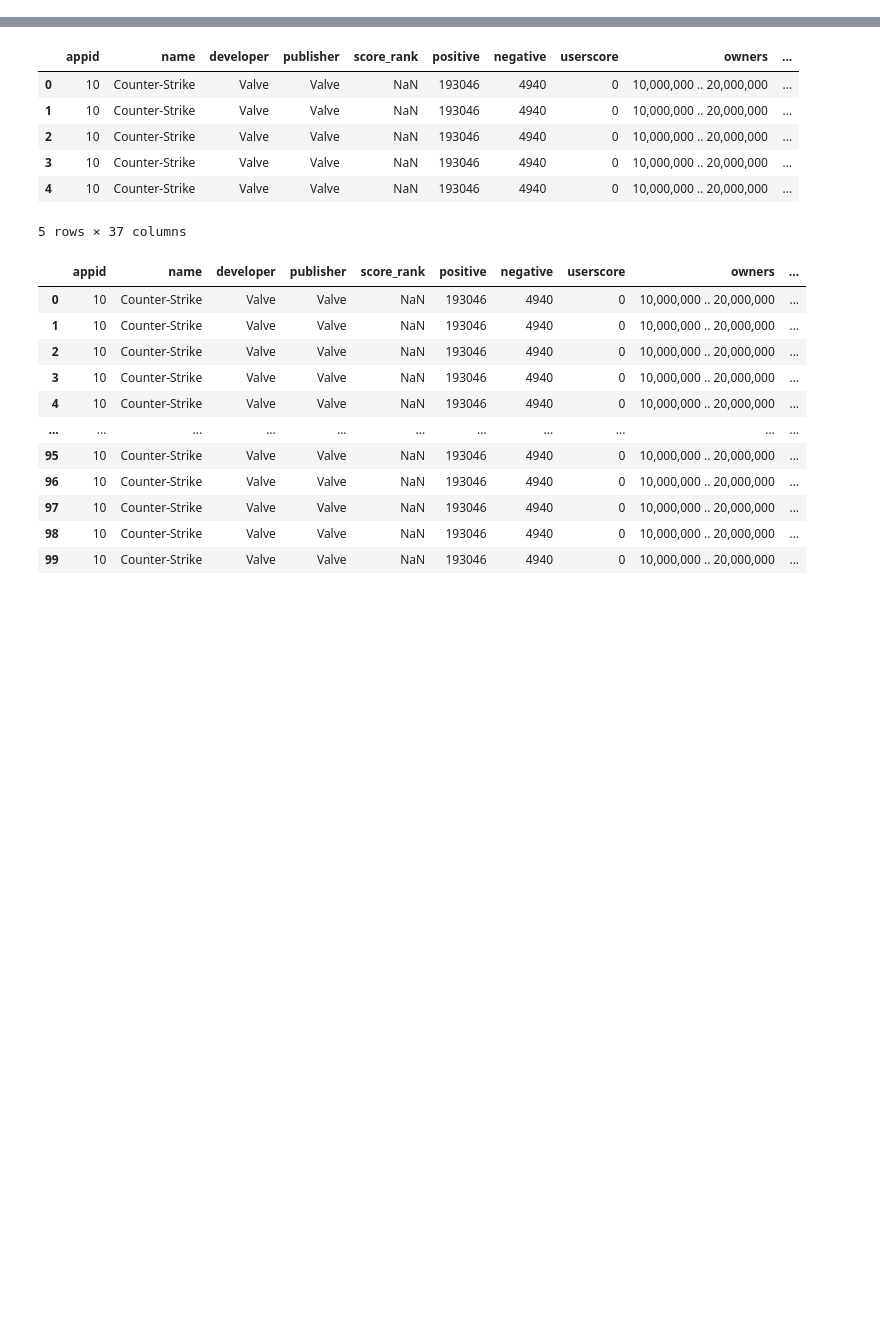
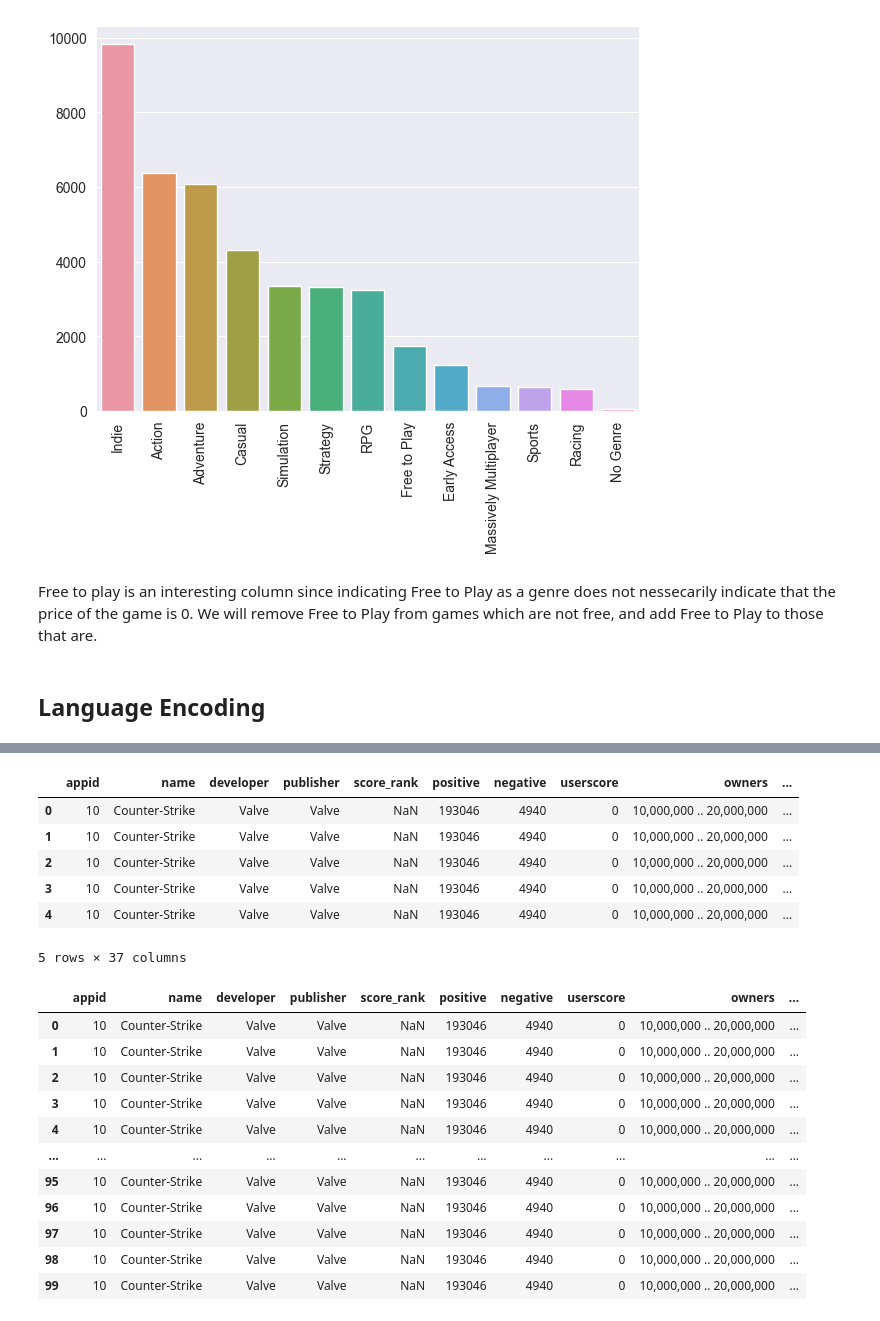
Before and after one commit to Mattcalcaterra/steamMarketPrediction, a Jupyter notebook: Final Project.ipynb, the cells around one changed output, grey strips where cells are left out. Drawn from its saved outputs; the diff is of its cells as text; code cells hidden in the pictures; blank space fills up the shorter version.

```diff
--- a/Final Project.ipynb
+++ b/Final Project.ipynb
@@ -26,0 +240,15 @@ merged_df = pd.merge(games_df, reviews_df, on='appid')
+# %%
+# Select appid , name, and genre columns
+genre_df = games_df[
+    [
+        "appid",
+        "name",
+        "genre",
+    ]
+]
+# Encode the genre column with dummies
+genres_encoded = genre_df["genre"].str.get_dummies(sep=", ")
+
+# Concatenate the original dataframe and the encoded genres
+genres_df = pd.concat([genre_df, genres_encoded], axis=1)
+genres_df
@@ -26,0 +269,12 @@ merged_df = pd.merge(games_df, reviews_df, on='appid')
+# %%
+# Get a count of all the genres
+genre_counts = genres_encoded.sum()
+
+# Limit it to genres with more than 10 games
+drop_genres = genre_counts[genre_counts < 10].index
+
+
+# Update the dataframe with only the selected genres
+# Also drop original genre column
+genres_df.drop(drop_genres, axis=1, inplace=True)
+genres_df.drop("genre", axis=1, inplace=True)
@@ -26,0 +290,16 @@ merged_df = pd.merge(games_df, reviews_df, on='appid')
+# %%
+plt.figure(figsize=(7, 5))
+sns.barplot(
+    x=genres_df.drop(["appid", "name"], axis=1).columns,
+    y=genres_df.drop(["appid", "name"], axis=1).sum(),
+    order=genres_df.drop(["appid", "name"], axis=1)
+    .sum()
+    .sort_values(ascending=False)
+    .index,
+)
+plt.xticks(rotation=90)
+plt.show()
+# %% [output]
+[figure, added]
+# %% [markdown]
+Free to play is an interesting column since indicating Free to Play as a genre does not nessecarily indicate that the price of the game is 0. We will remove Free to Play from games which are not free, and add Free to Play to those that are.
@@ -26,0 +313,2 @@ merged_df = pd.merge(games_df, reviews_df, on='appid')
+# %% [markdown]
+## Language Encoding
```
Also changed, not shown: parts of 80 cells of this notebook.
